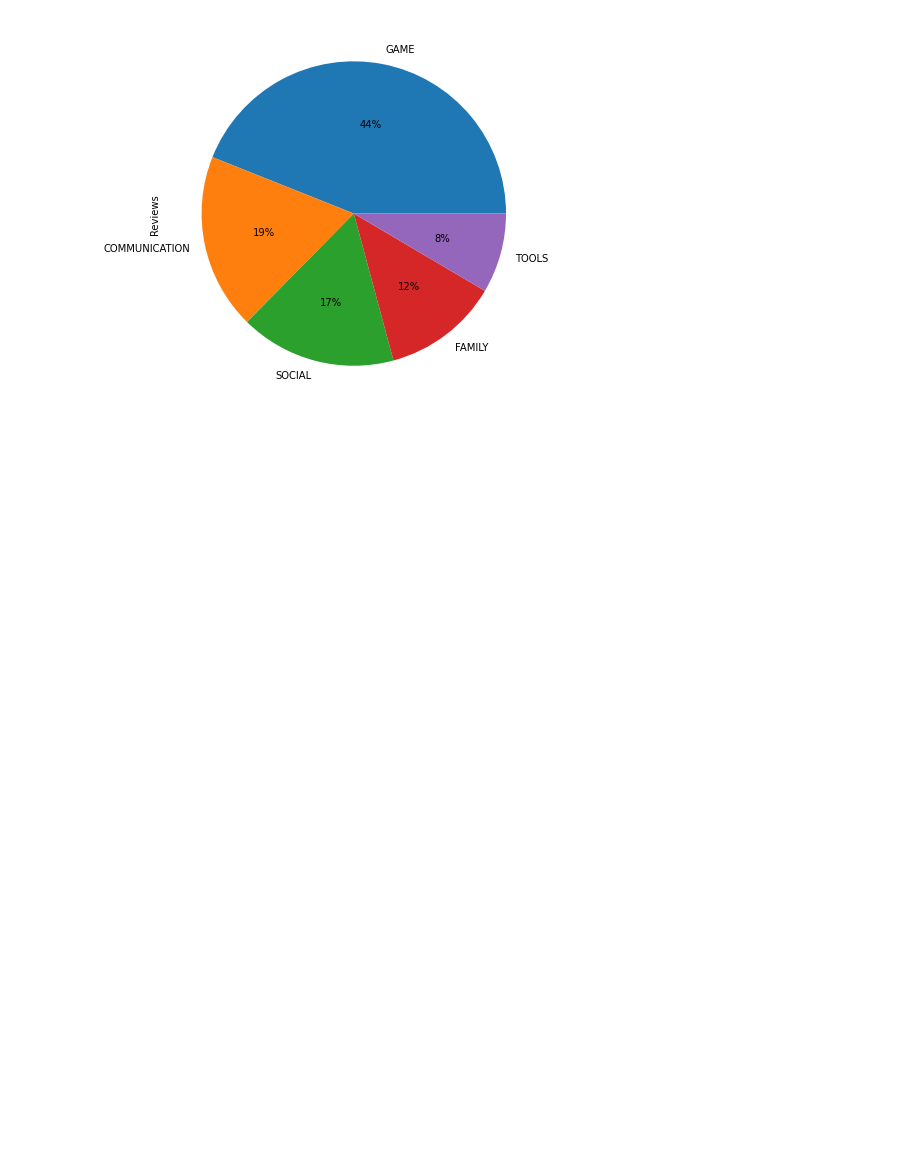
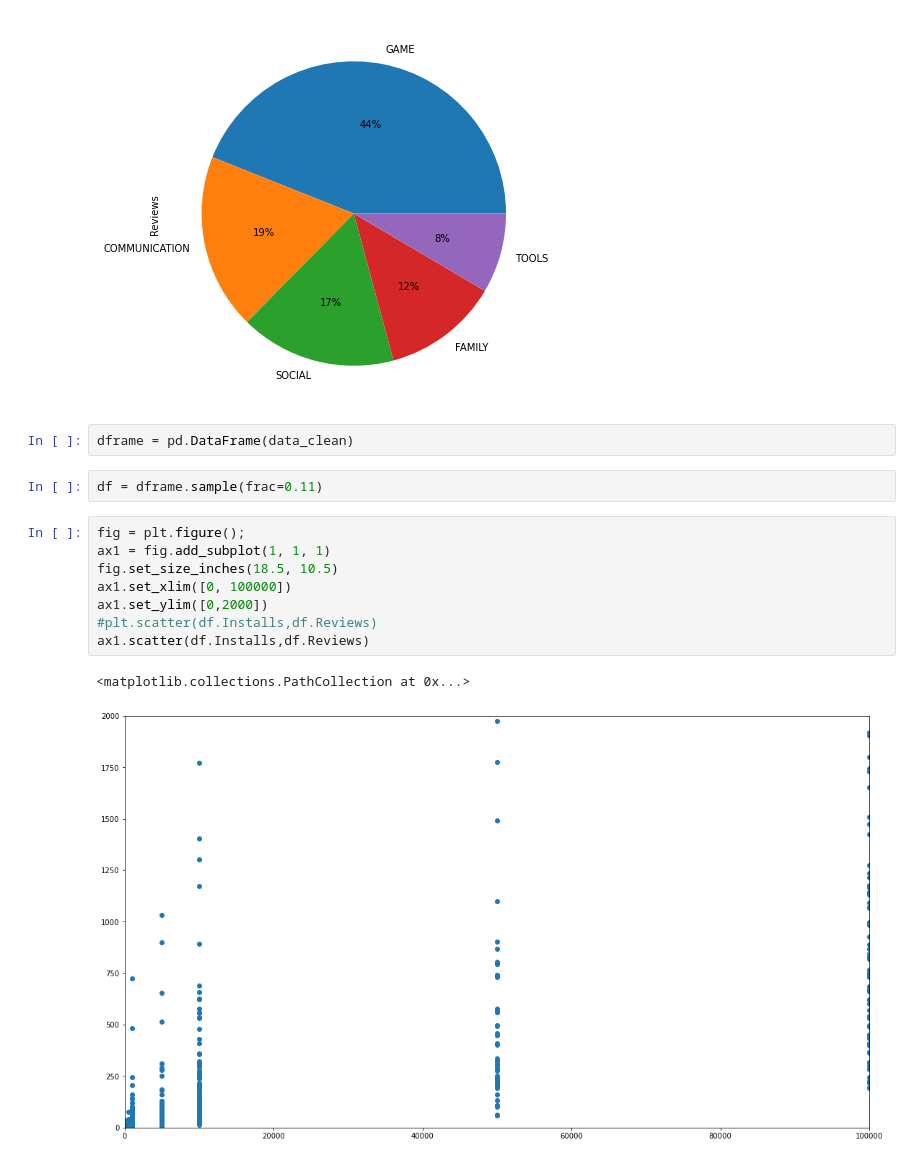
Before and after one commit to rkynaa/ML-Project-Group27, a Jupyter notebook: Assignment 3 (DM Project Group 27).ipynb, the cells around one changed output. Drawn from its saved outputs; the diff is of its cells as text; blank space fills up the shorter version.

```diff
--- a/Assignment 3 (DM Project Group 27).ipynb
+++ b/Assignment 3 (DM Project Group 27).ipynb
@@ -409,3 +409,18 @@ review_cat_pivot = review_cat_pivot.reindex(review_cat_pivot['Reviews'].sort_val
 plot = review_cat_pivot.plot.pie(y='Reviews', figsize=(7, 7), legend=False, autopct='%1.0f%%')
 # %% [output]
 [figure]
+# %%
+dframe = pd.DataFrame(data_clean)
+# %%
+df = dframe.sample(frac=0.11)
+# %%
+fig = plt.figure();
+ax1 = fig.add_subplot(1, 1, 1)
+fig.set_size_inches(18.5, 10.5)
+ax1.set_xlim([0, 100000])
+ax1.set_ylim([0,2000])
+#plt.scatter(df.Installs,df.Reviews)
+ax1.scatter(df.Installs,df.Reviews)
+# %% [output]
+<matplotlib.collections.PathCollection at 0x...>
+[figure, added]
```
Also changed, not shown: parts of 11 cells of this notebook.
